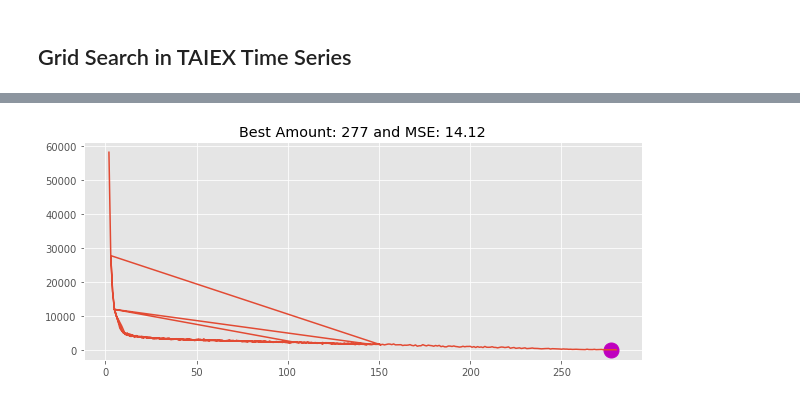
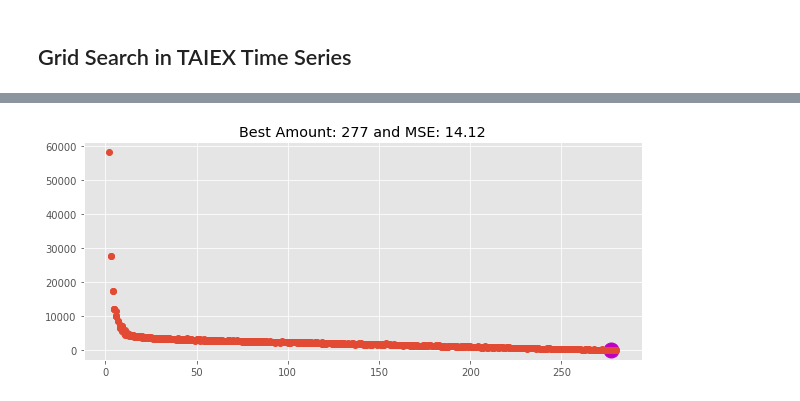
Before and after one commit to Marcos001/Filtered-Fuzzy-Time-Series, a Jupyter notebook: F-fts/QE-Grid_Search_TAIEX_1992.ipynb, the cells around one changed output, grey strips where cells are left out. Saved outputs shown, nothing was run; the diff lists cells and outputs as text; code cells hidden in the pictures.

```diff
--- a/F-fts/QE-Grid_Search_TAIEX_1992.ipynb
+++ b/F-fts/QE-Grid_Search_TAIEX_1992.ipynb
@@ -67,12 +67,12 @@ df_view
 # %%
 best = fts_util.best_GS(df_view, 'MSE')
 
 plt.figure(figsize=(10,4))
 plt.plot(best.index.values[0], best['MSE'].values[0], '-mo', markersize=15)
 plt.title('Best Amount: {} and MSE: {}'.format(best.index.values[0], best['MSE'].values[0]))
-plt.plot(df_view['MSE'], '-')
+plt.plot(df_view['MSE'], 'o')
 # for i in range(df_view.shape[0]):
 #     plt.annotate(df_view.index[i], (df_view.index[i], df_view['MSE'].iloc[i]))
 plt.show()
 # %% [output]
-[figure, old version]
+[figure, new version]
```
Also changed, not shown: parts of 1 cell of this notebook, 3 other files.
